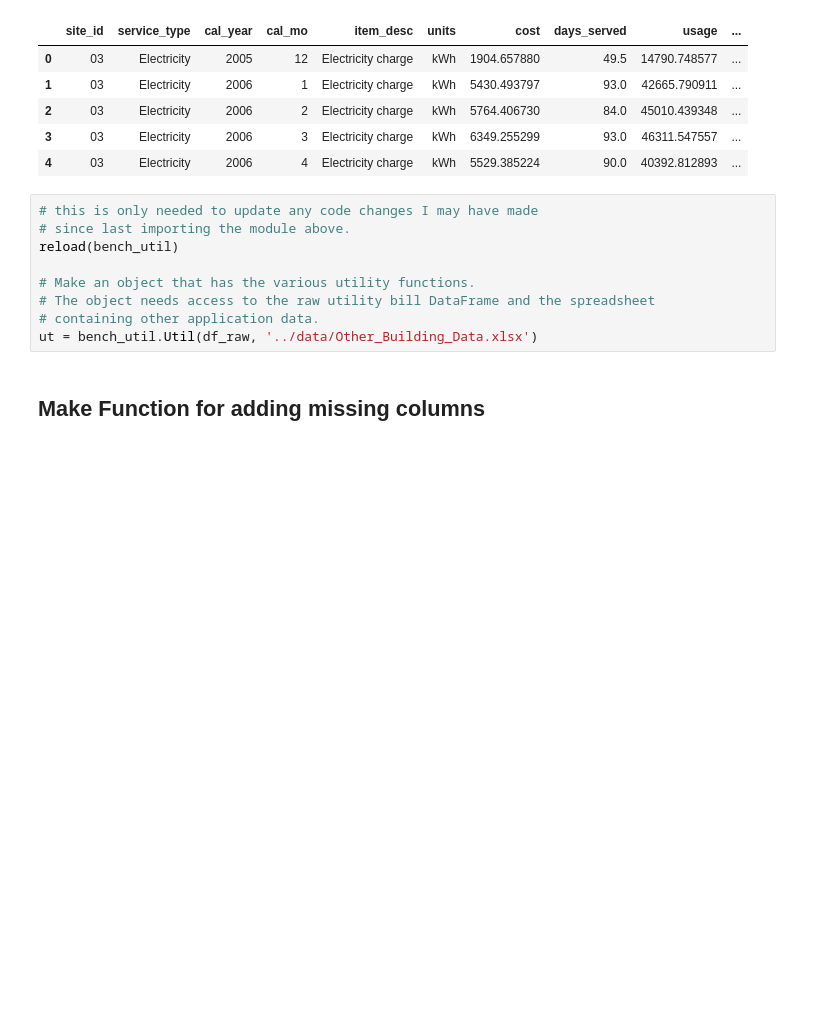
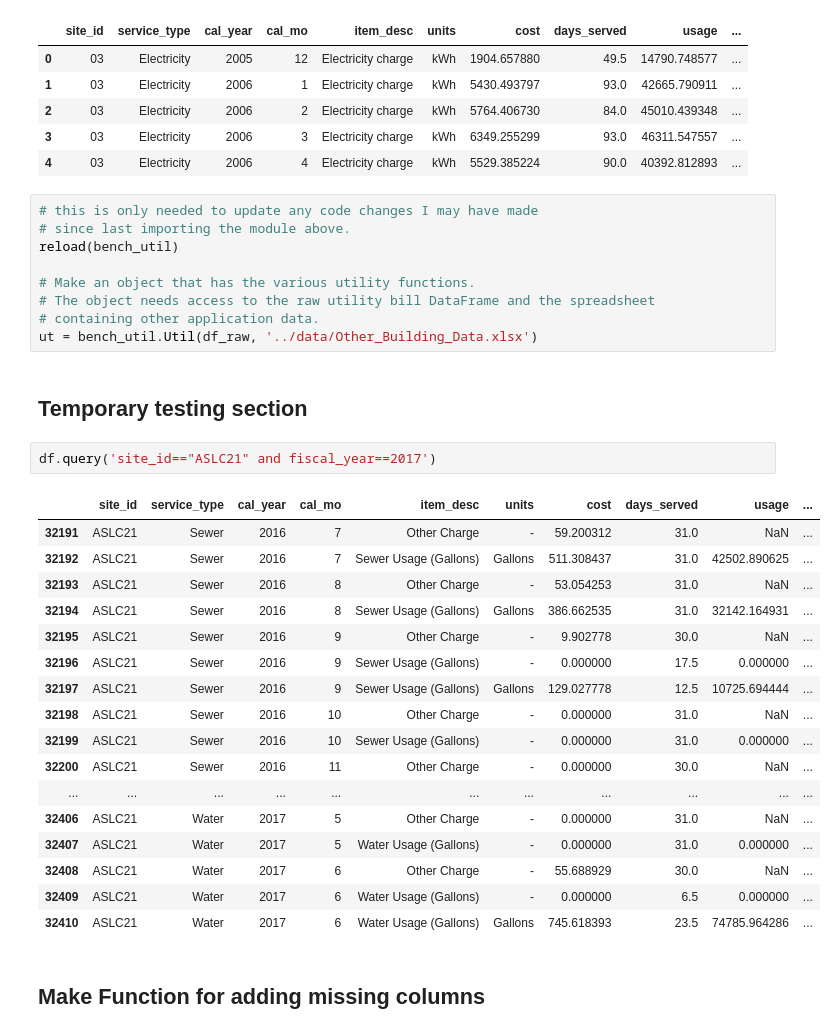
Before and after one commit to alanmitchell/fnsb-benchmark, a Jupyter notebook: testing/use_alan_data.ipynb, the cells around one changed output. Drawn from its saved outputs; the diff is of its cells as text; blank space fills up the shorter version.

Commit message:
Testing area in Notebook.

```diff
--- a/testing/use_alan_data.ipynb
+++ b/testing/use_alan_data.ipynb
@@ -40,6 +40,28 @@ reload(bench_util)
 # The object needs access to the raw utility bill DataFrame and the spreadsheet
 # containing other application data.
 ut = bench_util.Util(df_raw, '../data/Other_Building_Data.xlsx')
+# %% [markdown]
+## Temporary testing section
+# %%
+df.query('site_id=="ASLC21" and fiscal_year==2017')
+# %% [output]
+|  | site_id | service_type | cal_year | cal_mo | item_desc | units | cost | days_served | usage | ... |
+| 32191 | ASLC21 | Sewer | 2016 | 7 | Other Charge | - | 59.200312 | 31.0 | NaN | ... |
+| 32192 | ASLC21 | Sewer | 2016 | 7 | Sewer Usage (Gallons) | Gallons | 511.308437 | 31.0 | 42502.890625 | ... |
+| 32193 | ASLC21 | Sewer | 2016 | 8 | Other Charge | - | 53.054253 | 31.0 | NaN | ... |
+| 32194 | ASLC21 | Sewer | 2016 | 8 | Sewer Usage (Gallons) | Gallons | 386.662535 | 31.0 | 32142.164931 | ... |
+| 32195 | ASLC21 | Sewer | 2016 | 9 | Other Charge | - | 9.902778 | 30.0 | NaN | ... |
+| 32196 | ASLC21 | Sewer | 2016 | 9 | Sewer Usage (Gallons) | - | 0.000000 | 17.5 | 0.000000 | ... |
+| 32197 | ASLC21 | Sewer | 2016 | 9 | Sewer Usage (Gallons) | Gallons | 129.027778 | 12.5 | 10725.694444 | ... |
+| 32198 | ASLC21 | Sewer | 2016 | 10 | Other Charge | - | 0.000000 | 31.0 | NaN | ... |
+| 32199 | ASLC21 | Sewer | 2016 | 10 | Sewer Usage (Gallons) | - | 0.000000 | 31.0 | 0.000000 | ... |
+| 32200 | ASLC21 | Sewer | 2016 | 11 | Other Charge | - | 0.000000 | 30.0 | NaN | ... |
+| ... | ... | ... | ... | ... | ... | ... | ... | ... | ... | ... |
+| 32406 | ASLC21 | Water | 2017 | 5 | Other Charge | - | 0.000000 | 31.0 | NaN | ... |
+| 32407 | ASLC21 | Water | 2017 | 5 | Water Usage (Gallons) | - | 0.000000 | 31.0 | 0.000000 | ... |
+| 32408 | ASLC21 | Water | 2017 | 6 | Other Charge | - | 55.688929 | 30.0 | NaN | ... |
+| 32409 | ASLC21 | Water | 2017 | 6 | Water Usage (Gallons) | - | 0.000000 | 6.5 | 0.000000 | ... |
+| 32410 | ASLC21 | Water | 2017 | 6 | Water Usage (Gallons) | Gallons | 745.618393 | 23.5 | 74785.964286 | ... |
 # %% [markdown]
 ## Make Function for adding missing columns
 # %%
```
